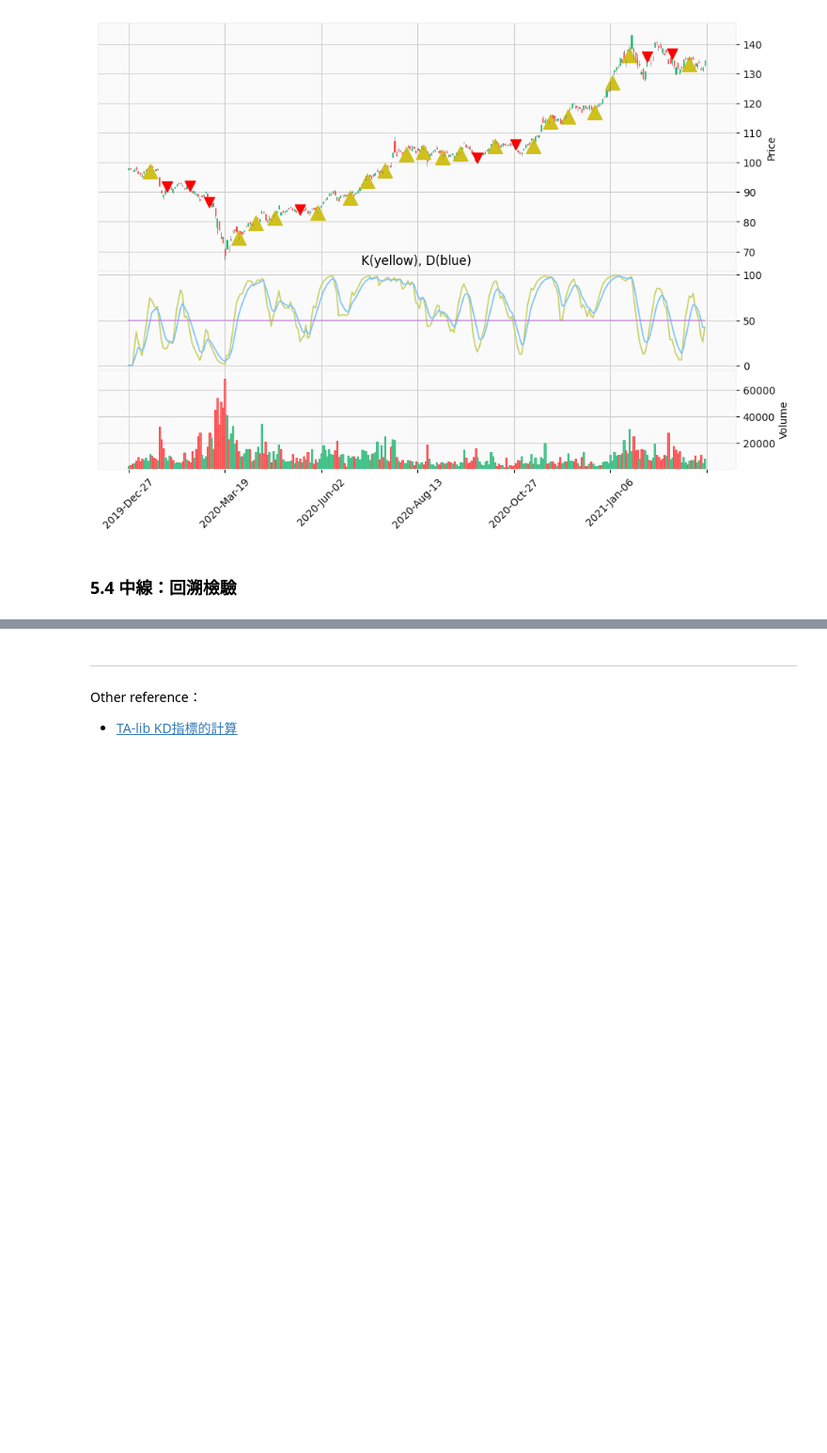
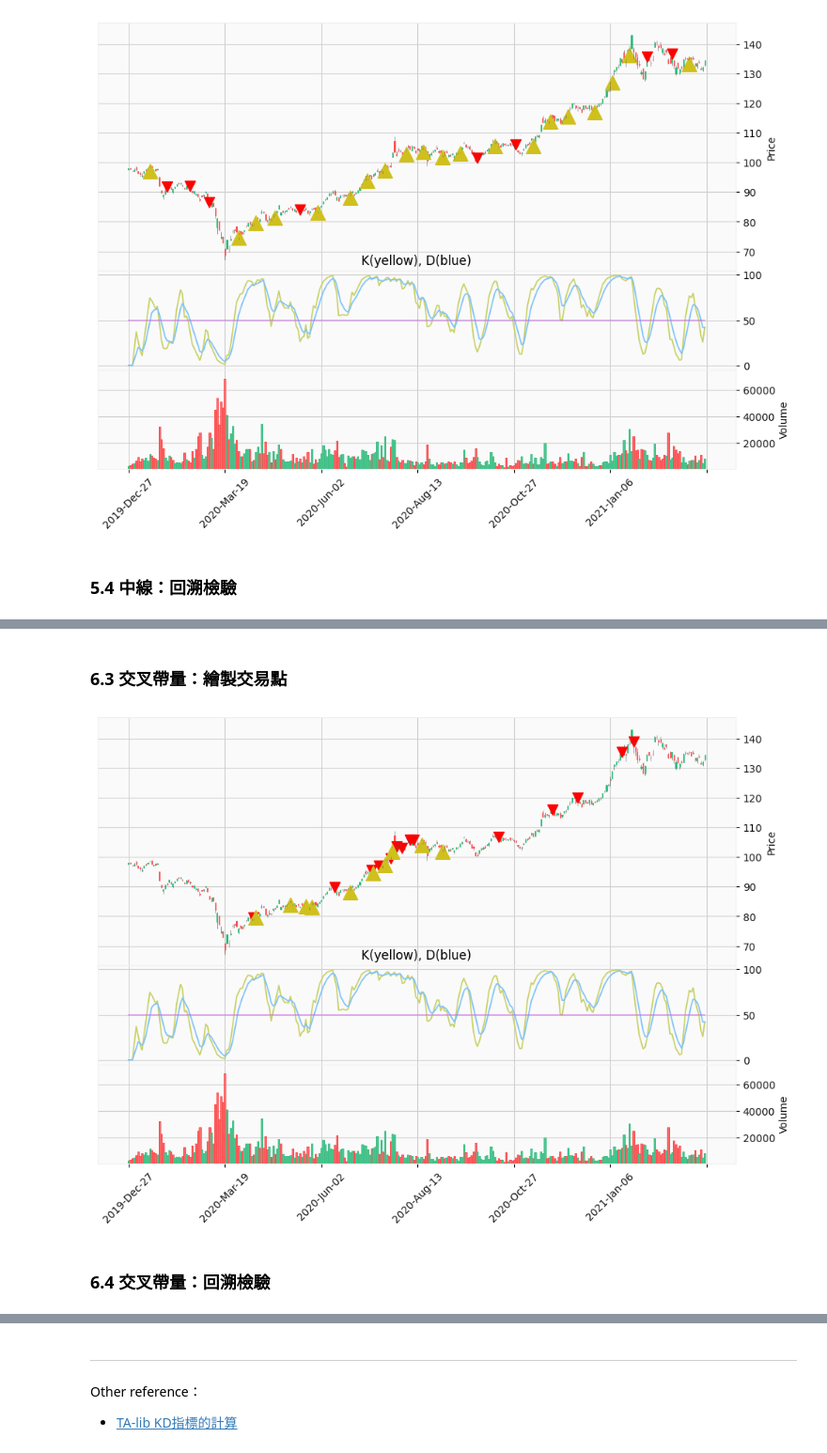
Before and after one commit to a23956491z/backtesting-project, a Jupyter notebook: production/KD/explanation.ipynb, the cells around one changed output, grey strips where cells are left out. Shown: that part at 94% size. Saved outputs shown, nothing was run; the diff lists cells and outputs as text; code cells hidden in the pictures; blank space fills up the shorter version.

Commit message:
Production: KD explanation 2 volume strategy
Strat 1. CrossOver + volume detection in buying
Strat 2. crossover + volume for buying, moving stop loss

```diff
--- a/production/KD/explanation.ipynb
+++ b/production/KD/explanation.ipynb
@@ -416,14 +414,13 @@ for index, row in data.iterrows():
     if(row['buy'] == 1):
         balance -= row['Close']
         have_shares += 1
-        print('buy ', row['Close'])
-
+        print('buy  | {} | {:>6.2f}'.format( index, row['Close']))
     # sell signal or it reach ends
-    elif((data.loc[index]['sell'] == 1 or index == data.index.values[-1])and
+    elif((strategy_3.loc[index]['sell'] == 1 or index == data.index.values[-1])and
     # and we have some shares
           have_shares != 0):
 
-        print('sell', row['Close'], "*" , have_shares)
+        print('sell | {} | {:>6.2f} * {}'.format(index, row['Close'], have_shares))
 
         principal = -balance
         balance += row['Close'] * have_shares
@@ -440,9 +437,8 @@ for index, row in data.iterrows():
         balance = 0
         have_shares = 0
 
-
 print()
-print('cumulative return rate :', (return_rate-1) * 100, '%')
+print('cumulative return rate : {:.3f} %'.format((return_rate-1) * 100))
 if(trade_times != 0):
-    print('accuracy :', make_money/ trade_times * 100, '%')
+    print('accuracy : {:.3f} %'.format(make_money/ trade_times * 100))
 # %% [output]
@@ -465,0 +521,46 @@ accuracy : 50.0 %
+# %% [markdown]
+### 6.3 交叉帶量：繪製交易點
+# %%
+plots = []
+
+# the position in graph
+buy, sell = [], []
+
+# Adjust the position to avoid signals block the lines
+for index, row in data.iterrows():
+    buy.append(row['Close']*0.985 if strategy_3.loc[index]['buy'] else np.nan)
+    sell.append(row['Close']*1.01 if strategy_3.loc[index]['sell'] else np.nan)
+
+
+plots = [
+    # Add the KD indicator to plot
+    #     '#c8d164' is yellow
+    #     '#7dc2fa' is blue
+    mpf.make_addplot(data['k'], panel = 1, color='#c8d164', title='K(yellow), D(blue)'),
+    mpf.make_addplot(data['d'], panel = 1, color='#7dc2fa'),
+
+    # Add middle line
+    mpf.make_addplot(np.full((len(data['k'])), middle_line), panel = 1, color='#bf5ce0', alpha=0.5)
+]
+
+# Add trading point to plot
+#    np.isnan(sell) determine the value is nan or not
+#    count_nonzero(np.isnan(sell)) counts how many nan we have
+#    if nan amount equal the length of array, we don't have sell record
+if not np.count_nonzero(np.isnan(sell)) == len(sell):
+    plots.append(mpf.make_addplot(sell , type = 'scatter', color = 'red', marker = 'v', markersize = 100))
+if not np.count_nonzero(np.isnan(buy)) == len(buy):
+    plots.append(mpf.make_addplot(buy , type = 'scatter', color = '#cfc01d', marker = '^', markersize = 200))
+
+mpf.plot( data,
+            type='candle',       # candlestick chart of stock price
+            volume=True,         # plots trading volume as well
+            volume_panel=2,
+            figscale=1.5,          # make graph twice bigger
+            style='yahoo',       # color scheme using 'yahoo' style
+            addplot = plots,
+)
+# %% [output]
+[figure, added]
+# %% [markdown]
+### 6.4 交叉帶量：回溯檢驗
```
Also changed, not shown: parts of 17 cells of this notebook.
